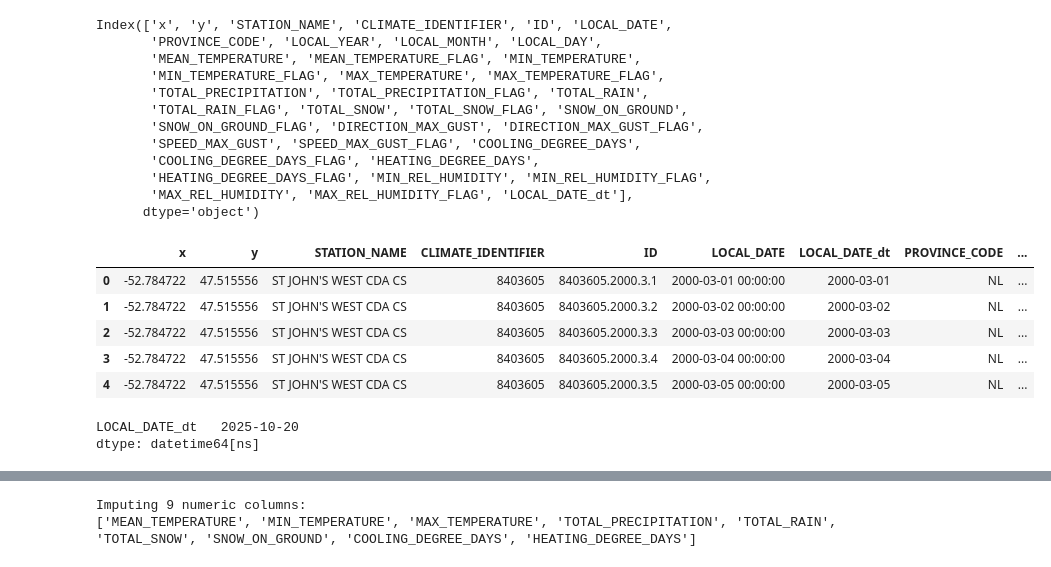
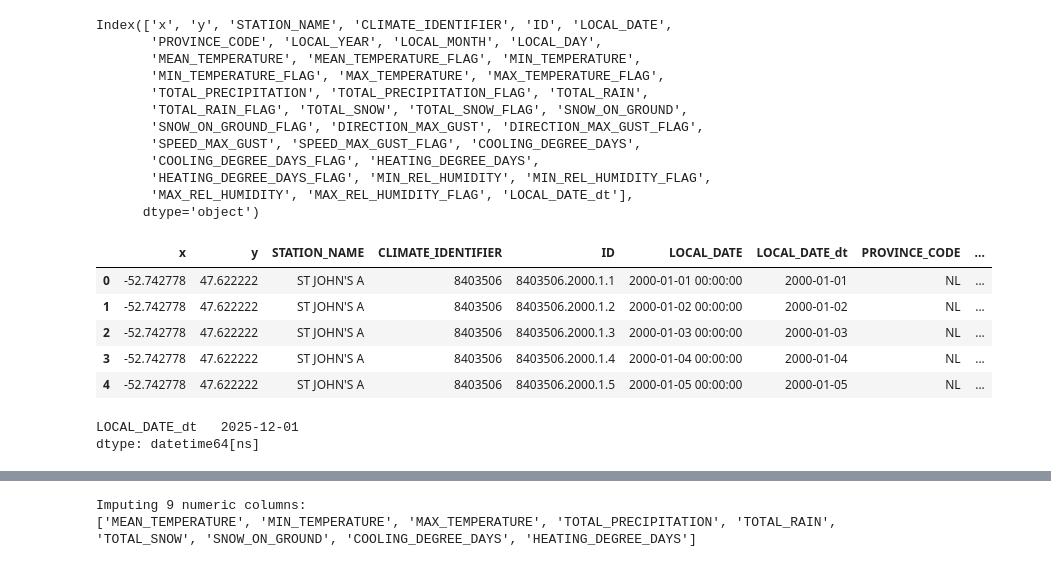
Before and after one commit to ieadoboe/cmsc6950-climate-daily, a Jupyter notebook: notebooks/00_data_preparation.ipynb, the cells around one changed output, grey strips where cells are left out. Cells and saved outputs as stored; diff of their text form; code cells hidden in the pictures.

```diff
--- a/notebooks/00_data_preparation.ipynb
+++ b/notebooks/00_data_preparation.ipynb
@@ -82,7 +82,7 @@ MAX_REL_HUMIDITY_FLAG           1
 dtype: int64
 # %%
-df_merge['LOCAL_DATE_dt'] = pd.to_datetime(
-    df_merge['LOCAL_DATE'], errors='coerce')
-df_merge[["LOCAL_DATE_dt", "LOCAL_DATE"]]
+df_concat['LOCAL_DATE_dt'] = pd.to_datetime(
+    df_concat['LOCAL_DATE'], errors='coerce')
+df_concat[["LOCAL_DATE_dt", "LOCAL_DATE"]]
 # %% [output]
 |  | LOCAL_DATE_dt | LOCAL_DATE |
@@ -120,19 +120,19 @@ features = ['x', 'y', 'STATION_NAME', 'CLIMATE_IDENTIFIER', 'ID', 'LOCAL_DATE',
             'TOTAL_PRECIPITATION', 'TOTAL_RAIN', 'TOTAL_SNOW', 'SNOW_ON_GROUND',
             'COOLING_DEGREE_DAYS', 'HEATING_DEGREE_DAYS',]
 # %%
-df_unflagged = df_merge[features]
+df_unflagged = df_concat[features]
 df_unflagged.head()
 # %% [output]
 |  | x | y | STATION_NAME | CLIMATE_IDENTIFIER | ID | LOCAL_DATE | LOCAL_DATE_dt | PROVINCE_CODE | ... |
-| 0 | -52.784722 | 47.515556 | ST JOHN'S WEST CDA CS | 8403605 | 8403605.2000.3.1 | 2000-03-01 00:00:00 | 2000-03-01 | NL | ... |
-| 1 | -52.784722 | 47.515556 | ST JOHN'S WEST CDA CS | 8403605 | 8403605.2000.3.2 | 2000-03-02 00:00:00 | 2000-03-02 | NL | ... |
-| 2 | -52.784722 | 47.515556 | ST JOHN'S WEST CDA CS | 8403605 | 8403605.2000.3.3 | 2000-03-03 00:00:00 | 2000-03-03 | NL | ... |
-| 3 | -52.784722 | 47.515556 | ST JOHN'S WEST CDA CS | 8403605 | 8403605.2000.3.4 | 2000-03-04 00:00:00 | 2000-03-04 | NL | ... |
-| 4 | -52.784722 | 47.515556 | ST JOHN'S WEST CDA CS | 8403605 | 8403605.2000.3.5 | 2000-03-05 00:00:00 | 2000-03-05 | NL | ... |
+| 0 | -52.742778 | 47.622222 | ST JOHN'S A | 8403506 | 8403506.2000.1.1 | 2000-01-01 00:00:00 | 2000-01-01 | NL | ... |
+| 1 | -52.742778 | 47.622222 | ST JOHN'S A | 8403506 | 8403506.2000.1.2 | 2000-01-02 00:00:00 | 2000-01-02 | NL | ... |
+| 2 | -52.742778 | 47.622222 | ST JOHN'S A | 8403506 | 8403506.2000.1.3 | 2000-01-03 00:00:00 | 2000-01-03 | NL | ... |
+| 3 | -52.742778 | 47.622222 | ST JOHN'S A | 8403506 | 8403506.2000.1.4 | 2000-01-04 00:00:00 | 2000-01-04 | NL | ... |
+| 4 | -52.742778 | 47.622222 | ST JOHN'S A | 8403506 | 8403506.2000.1.5 | 2000-01-05 00:00:00 | 2000-01-05 | NL | ... |
 # %%
 df_unflagged[["LOCAL_DATE_dt"]].max()
 # %% [output]
-LOCAL_DATE_dt   2025-10-20
+LOCAL_DATE_dt   2025-12-01
 dtype: datetime64[ns]
 # %%
 # Missing values
```
Also changed, not shown: parts of 17 cells of this notebook, 1 other file.
